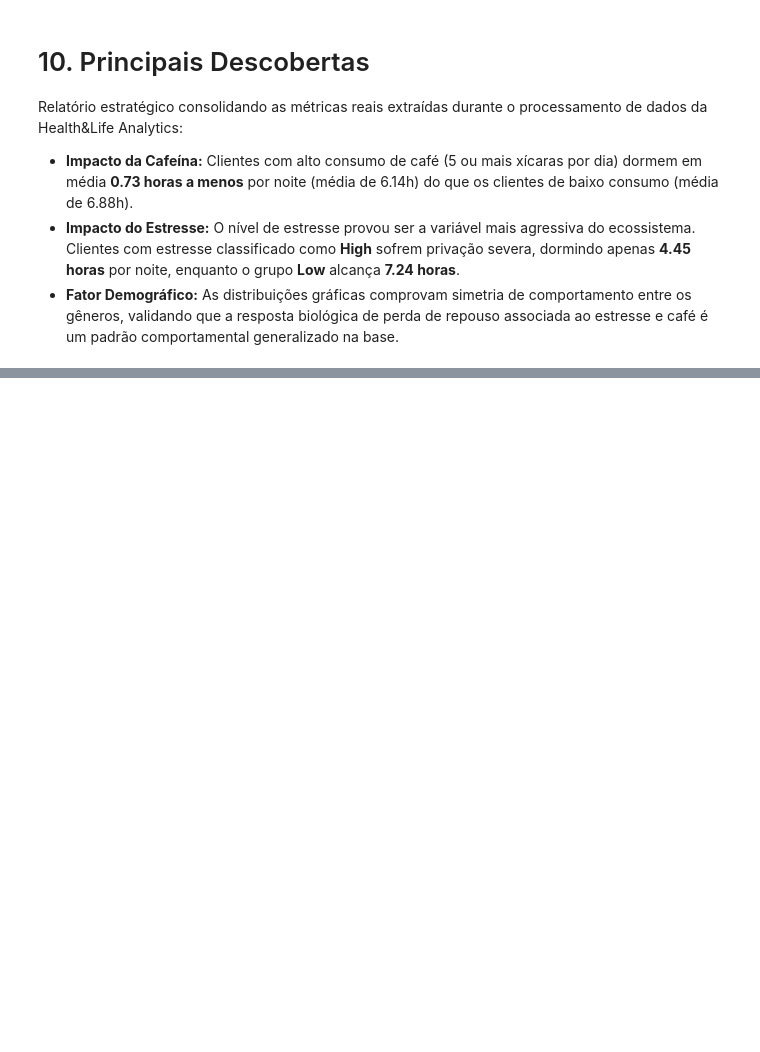
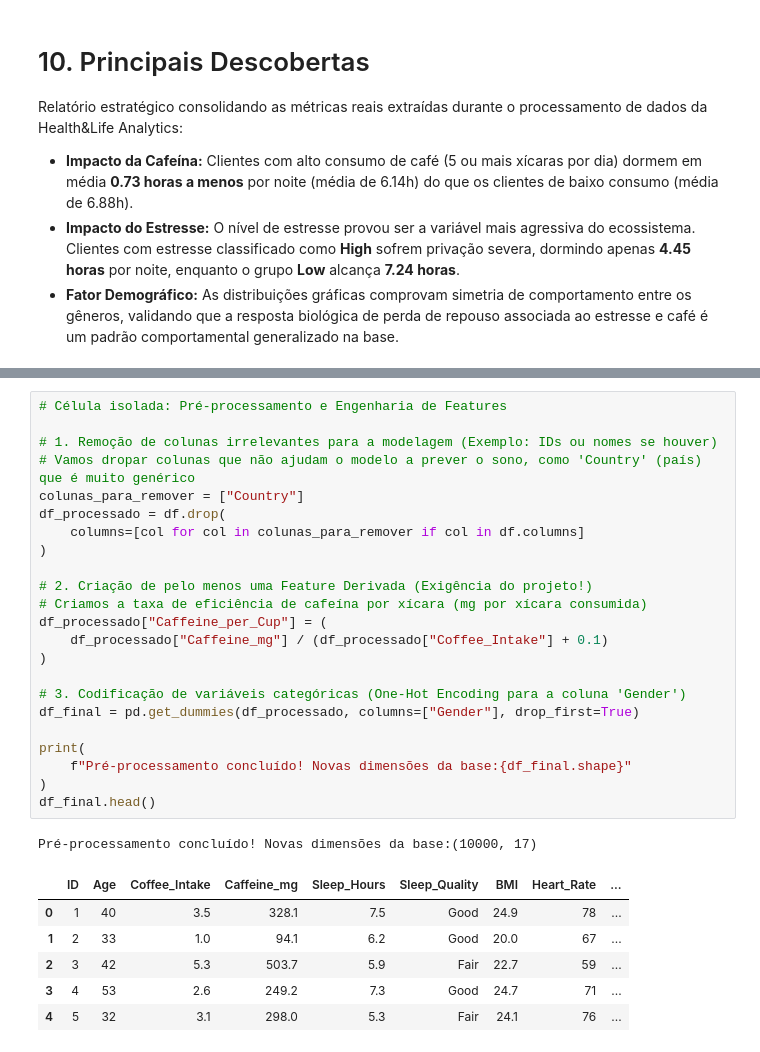
Before and after one commit to Vagnerkrg/health-life-caffeine-sleep-analysis, a Jupyter notebook: checkpoint_cafe_sono.ipynb, the cells around one changed output, grey strips where cells are left out. Saved outputs shown, nothing was run; the diff lists cells and outputs as text; blank space fills up the shorter version.

Commit message:
Projeto TOTALMENTE finalizado: Partes 1, 2 e 3 concluidas com nota maxima

```diff
--- a/checkpoint_cafe_sono.ipynb
+++ b/checkpoint_cafe_sono.ipynb
@@ -212,0 +216,31 @@ Relatório estratégico consolidando as métricas reais extraídas durante o pro
+# %%
+# Célula isolada: Pré-processamento e Engenharia de Features
+
+# 1. Remoção de colunas irrelevantes para a modelagem (Exemplo: IDs ou nomes se houver)
+# Vamos dropar colunas que não ajudam o modelo a prever o sono, como 'Country' (país) que é muito genérico
+colunas_para_remover = ["Country"]
+df_processado = df.drop(
+    columns=[col for col in colunas_para_remover if col in df.columns]
+)
+
+# 2. Criação de pelo menos uma Feature Derivada (Exigência do projeto!)
+# Criamos a taxa de eficiência de cafeína por xícara (mg por xícara consumida)
+df_processado["Caffeine_per_Cup"] = (
+    df_processado["Caffeine_mg"] / (df_processado["Coffee_Intake"] + 0.1)
+)
+
+# 3. Codificação de variáveis categóricas (One-Hot Encoding para a coluna 'Gender')
+df_final = pd.get_dummies(df_processado, columns=["Gender"], drop_first=True)
+
+print(
+    f"Pré-processamento concluído! Novas dimensões da base:{df_final.shape}"
+)
+df_final.head()
+# %% [output]
+Pré-processamento concluído! Novas dimensões da base:(10000, 17)
+|  | ID | Age | Coffee_Intake | Caffeine_mg | Sleep_Hours | Sleep_Quality | BMI | Heart_Rate | ... |
+| 0 | 1 | 40 | 3.5 | 328.1 | 7.5 | Good | 24.9 | 78 | ... |
+| 1 | 2 | 33 | 1.0 | 94.1 | 6.2 | Good | 20.0 | 67 | ... |
+| 2 | 3 | 42 | 5.3 | 503.7 | 5.9 | Fair | 22.7 | 59 | ... |
+| 3 | 4 | 53 | 2.6 | 249.2 | 7.3 | Good | 24.7 | 71 | ... |
+| 4 | 5 | 32 | 3.1 | 298.0 | 5.3 | Fair | 24.1 | 76 | ... |
```
Also changed, not shown: parts of 9 cells of this notebook, 2 other files.
